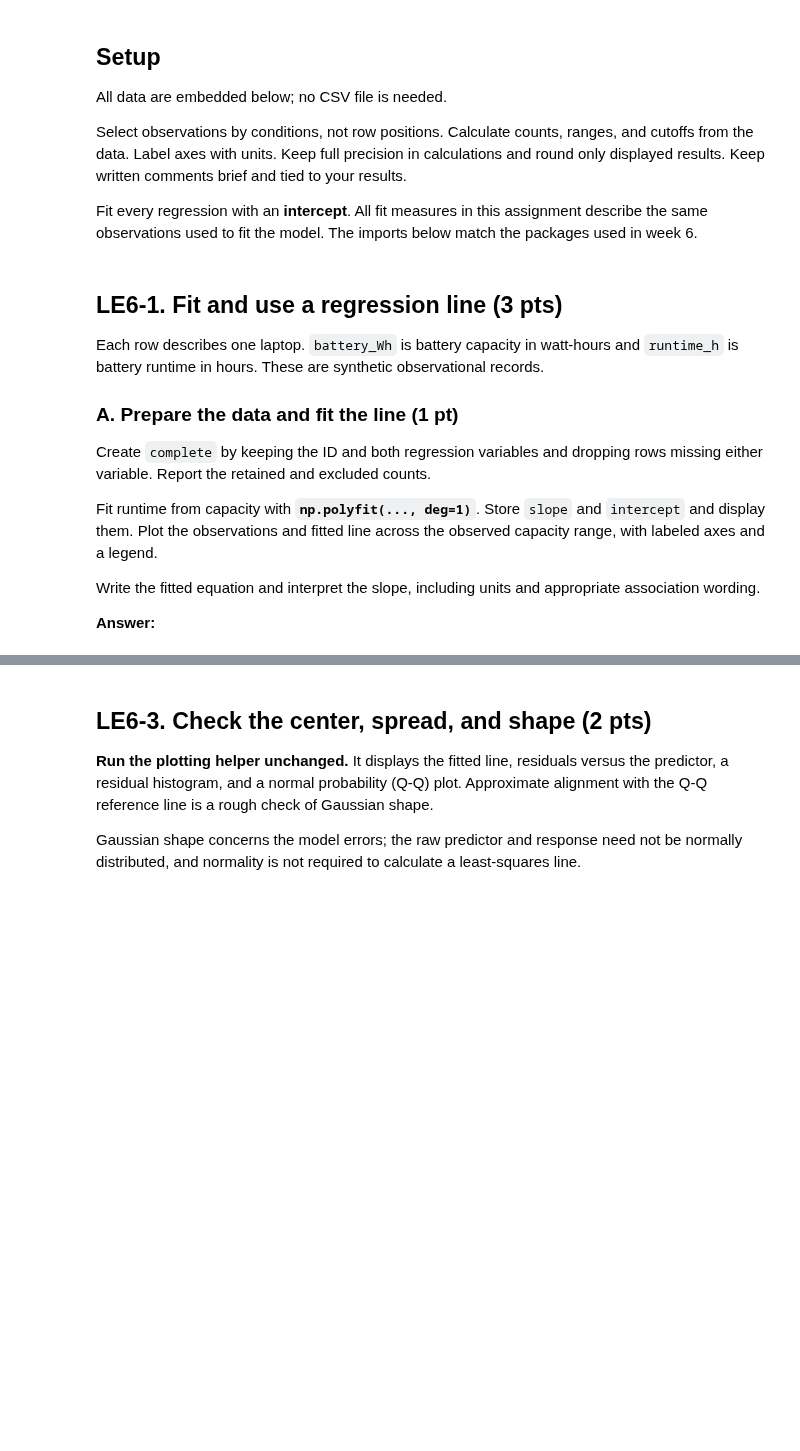
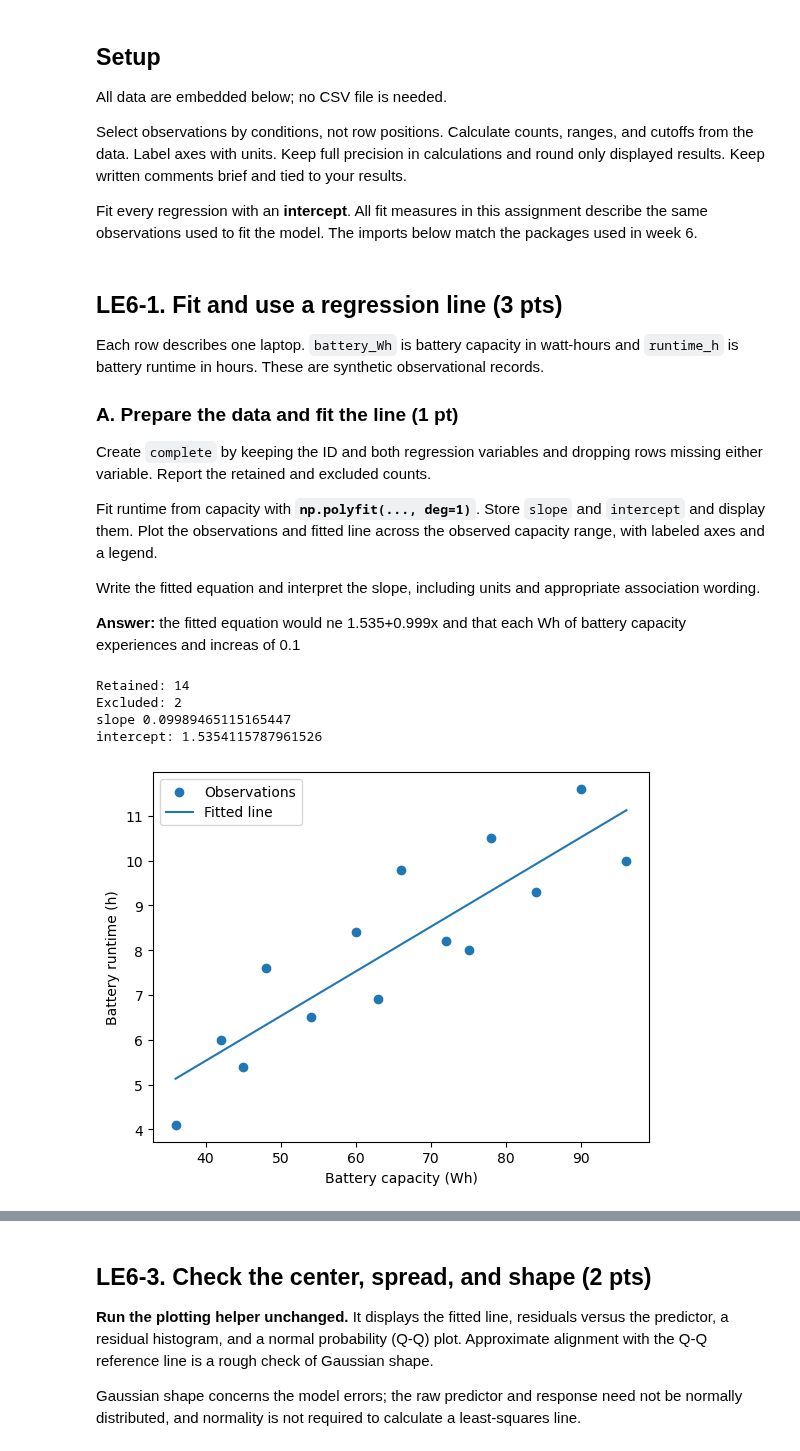
Before and after one commit to mda90-manny/26f-engr1451-2451, a Jupyter notebook: 1-assignments/LE06/LE06.ipynb, the cells around one changed output, grey strips where cells are left out. Saved outputs shown, nothing was run; the diff lists cells and outputs as text; code cells hidden in the pictures; blank space fills up the shorter version.

```diff
--- a/1-assignments/LE06/LE06.ipynb
+++ b/1-assignments/LE06/LE06.ipynb
@@ -48,25 +48,72 @@ Fit runtime from capacity with **`np.polyfit(..., deg=1)`**. Store `slope` and `
 Write the fitted equation and interpret the slope, including units and appropriate association wording.
 
 **Answer:**
+the fitted equation would ne 1.535+0.999x and that each Wh of battery capacity experiences and increas of 0.1
 # %%
 battery_Wh = [36, 42, 45, 48, 54, 60, 63, 66,
               72, 75, 78, 84, 90, 96, np.nan, 80]
 laptops = pd.DataFrame({
     "laptop_id": [f"L{number:02d}" for number in range(1, len(battery_Wh) + 1)],
     "battery_Wh": battery_Wh,
     "runtime_h": [4.1, 6.0, 5.4, 7.6, 6.5, 8.4, 6.9, 9.8,
                   8.2, 8.0, 10.5, 9.3, 11.6, 10.0, 8.5, np.nan],
 })
 xcol = "battery_Wh"
 ycol = "runtime_h"
 laptop_labels = {
     "battery_Wh": "Battery capacity (Wh)",
     "runtime_h": "Battery runtime (h)",
 }
 
 # Your complete-case selection and retained/excluded counts here.
 # Fit with np.polyfit(), storing slope and intercept.
 # Plot the observations and fitted line over the observed x range.
+complete = laptops[["laptop_id", xcol, ycol]].dropna()
+
+retained = len(complete)
+excluded = len(laptops) - retained
+print("Retained:", retained)
+print ("Excluded:", excluded)
+
+slope, intercept = np.polyfit(
+      complete[xcol],
+      complete[ycol],
+      deg = 1
+ )
+
+print("slope", slope)
+print("intercept:", intercept)
+
+x_line = np.linspace(
+    complete[xcol].min(),
+    complete[xcol].max(),
+    100
+)
+
+y_line = slope * x_line + intercept
+
+plt.scatter(
+    complete[xcol],
+    complete[ycol],
+    label="Observations"
+)
+
+plt.plot(
+    x_line,
+    y_line,
+    label="Fitted line"
+)
+
+plt.xlabel(laptop_labels[xcol])
+plt.ylabel(laptop_labels[ycol])
+plt.legend()
+plt.show()
+# %% [output]
+Retained: 14
+Excluded: 2
+slope 0.09989465115165447
+intercept: 1.5354115787961526
+[figure, added]
 # %% [markdown]
 ### B. Predict and check the range (1 pt)
 
```
Also changed, not shown: parts of 18 cells of this notebook.
